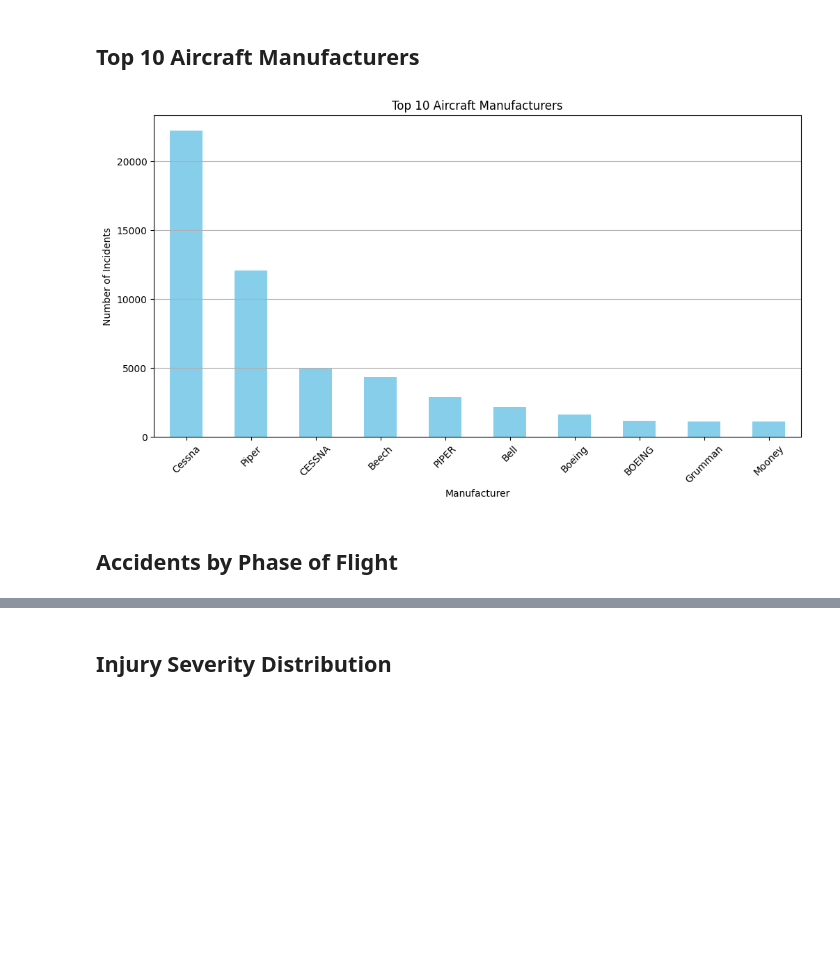
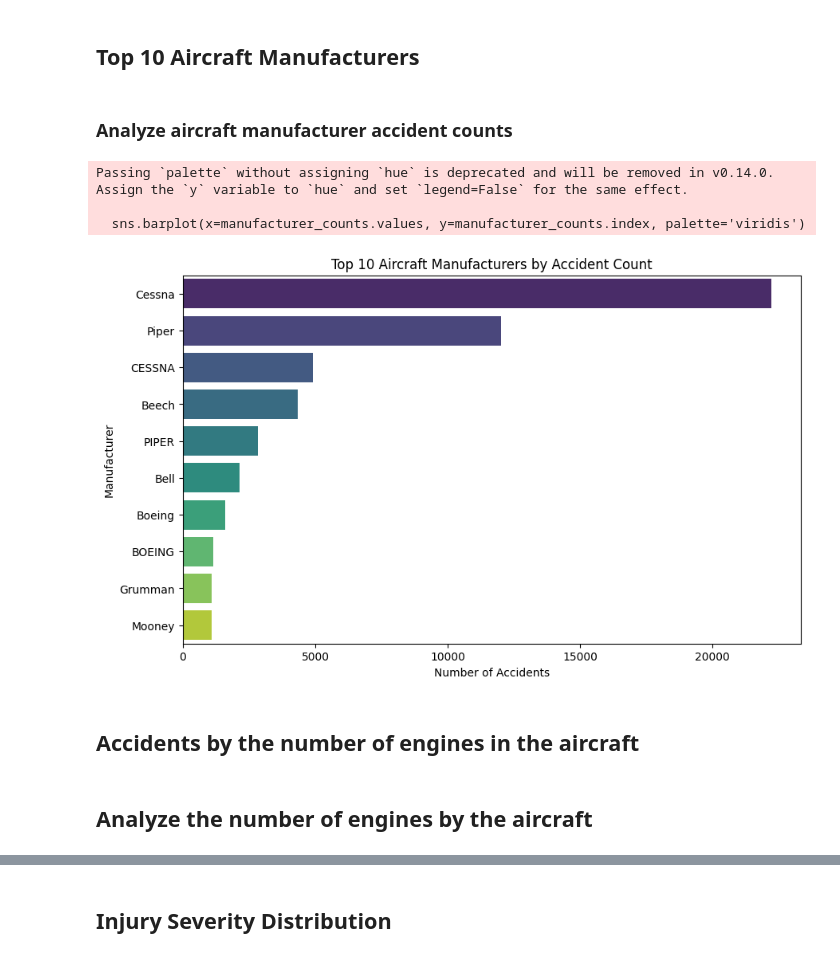
Before and after one commit to abdisheikh94/dsc-project1, a Jupyter notebook: dsc_phase1_project.ipynb, the cells around one changed output, grey strips where cells are left out. Cells and saved outputs as stored; diff of their text form; code cells hidden in the pictures; blank space fills up the shorter version.

```diff
--- a/dsc_phase1_project.ipynb
+++ b/dsc_phase1_project.ipynb
@@ -158,17 +167,21 @@ Missing Values after cleaning:
 I used exploratory data analysis (EDA) with groupings, aggregations, and visualizations to uncover trends related to aircraft safety. This descriptive approach was appropriate because the project focused on identifying safer aircraft models, not predictive modeling.
 # %% [markdown]
 ## Top 10 Aircraft Manufacturers
-# %%
-if 'Make' in data.columns:
-    plt.figure(figsize=(12,6))
-    data['Make'].value_counts().head(10).plot(kind='bar', color='skyblue')
-    plt.title('Top 10 Aircraft Manufacturers')
-    plt.xlabel('Manufacturer')
-    plt.ylabel('Number of Incidents')
-    plt.xticks(rotation=45)
-    plt.grid(axis='y')
-    plt.show()
-# %% [output]
-[figure, removed]
+# %% [markdown]
+### Analyze aircraft manufacturer accident counts
+# %%
+manufacturer_counts = df['Make'].value_counts().head(10)
+# %%
+plt.figure(figsize=(10,6))
+sns.barplot(x=manufacturer_counts.values, y=manufacturer_counts.index, palette='viridis')
+plt.title('Top 10 Aircraft Manufacturers by Accident Count')
+plt.xlabel('Number of Accidents')
+plt.ylabel('Manufacturer')
+plt.show()
+# %% [output]
+Passing `palette` without assigning `hue` is deprecated and will be removed in v0.14.0. Assign the `y` variable to `hue` and set `legend=False` for the same effect.
+
+  sns.barplot(x=manufacturer_counts.values, y=manufacturer_counts.index, palette='viridis')
+[figure, added]
 # %% [markdown]
-## Accidents by Phase of Flight
+## Accidents by the number of engines in the aircraft
@@ -183,0 +188,2 @@ if 'Broad_Phase_of_Flight' in data.columns:
+# %% [markdown]
+## Analyze the number of engines by the aircraft
```
Also changed, not shown: parts of 23 cells of this notebook.
